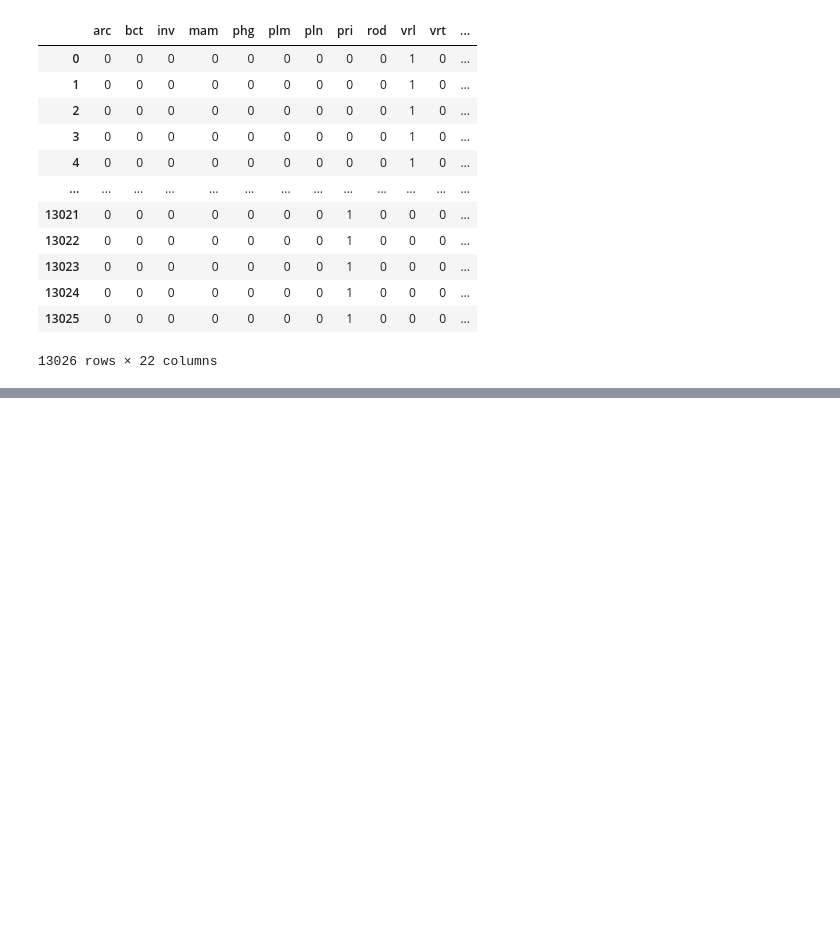
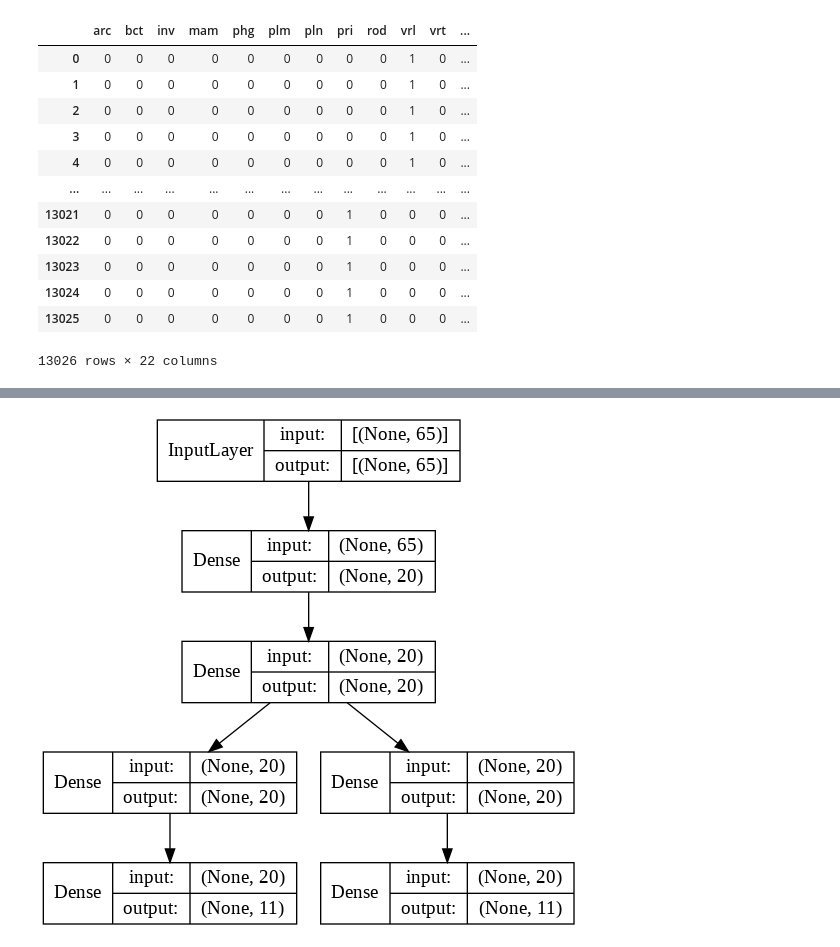
Before and after one commit to SEBADA321/codonusagebias, a Jupyter notebook: Codon_usage.ipynb, the cells around one changed output, grey strips where cells are left out. Saved outputs shown, nothing was run; the diff lists cells and outputs as text; code cells hidden in the pictures; blank space fills up the shorter version.

```diff
--- a/Codon_usage.ipynb
+++ b/Codon_usage.ipynb
@@ -157,7 +157,7 @@ def get_compiled_model():
     #tf.keras.layers.Dropout(.2),
     tf.keras.layers.Dense(20, activation='relu'),
     #tf.keras.layers.Dropout(.2),
-    #tf.keras.layers.Dense(10, activation='relu'),
+    tf.keras.layers.Dense(20, activation='relu'),
     #tf.keras.layers.Dropout(.2),
     #tf.keras.layers.Dense(10, activation='relu'),
     tf.keras.layers.Dense(22, activation='sigmoid')
@@ -198,0 +199,18 @@ ml_model.evaluate(x_test, y_test)
+# %%
+def get_compiled_model_2_output():
+  inp = tf.keras.layers.Input(shape=(65,))
+  l_x = tf.keras.layers.Dense(20, activation='relu', name= 'layer_1')(inp)
+  l_x = tf.keras.layers.Dense(20, activation='relu')(l_x)
+
+  l_Kingdom = tf.keras.layers.Dense(20, activation='relu', name= 'K_1')(l_x)
+  l_Kingdom = tf.keras.layers.Dense(11, activation='softmax', name= 'K_out')(l_Kingdom)
+
+  l_DNAtype = tf.keras.layers.Dense(20, activation='relu', name= 'DNA_1')(l_x)
+  l_DNAtype = tf.keras.layers.Dense(11, activation='softmax', name= 'DNA_out')(l_DNAtype)
+
+  ml_model = tf.keras.Model(inputs=inp, outputs=[l_Kingdom, l_DNAtype])
+
+  ml_model.compile(optimizer='adam',
+                loss='binary_crossentropy',#tf.keras.losses.BinaryCrossentropy(from_logits=True),
+                metrics=[tf.keras.metrics.AUC(name='auc'), tf.keras.metrics.Accuracy(name='accuracy')])
+  return ml_model
@@ -198,0 +219,8 @@ ml_model.evaluate(x_test, y_test)
+# %%
+x_train, x_test, y_K_train, y_K_test, y_DNA_train, y_DNA_test = train_test_split(X, df_y_1, df_y_2, test_size=0.2, random_state=70)
+dataset = tf.data.Dataset.from_tensor_slices((x_train, y_K_train, y_DNA_train))
+train_dataset = dataset.shuffle(len(X) + len(df_y_1) + + len(df_y_2), reshuffle_each_iteration=True).batch(1)
+# %%
+ml_model = get_compiled_model_2_output()
+#hist = ml_model.fit(x_train, [y_K_train, y_DNA_train], validation_data=(x_test, y_K_test, y_DNA_test), epochs=10)
+hist = ml_model.fit(x_train, [y_K_train, y_DNA_train], epochs=10)
@@ -198,0 +265,4 @@ ml_model.evaluate(x_test, y_test)
+# %%
+tf.keras.utils.plot_model(ml_model, to_file="model.png", show_shapes=True, expand_nested=True, show_layer_names=False)
+# %% [output]
+[figure, added]
```
Also changed, not shown: parts of 8 cells of this notebook.
